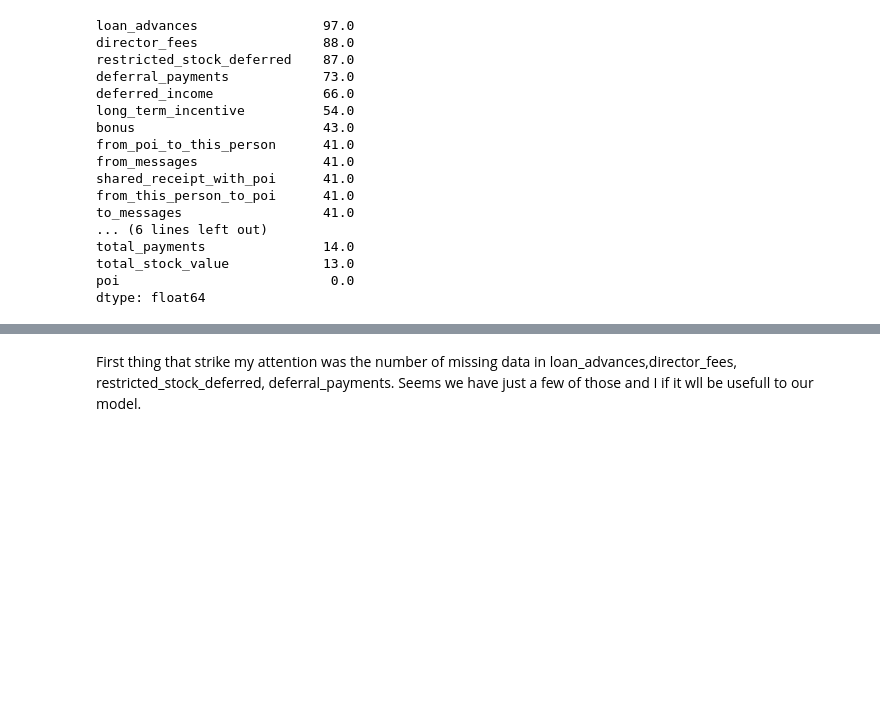
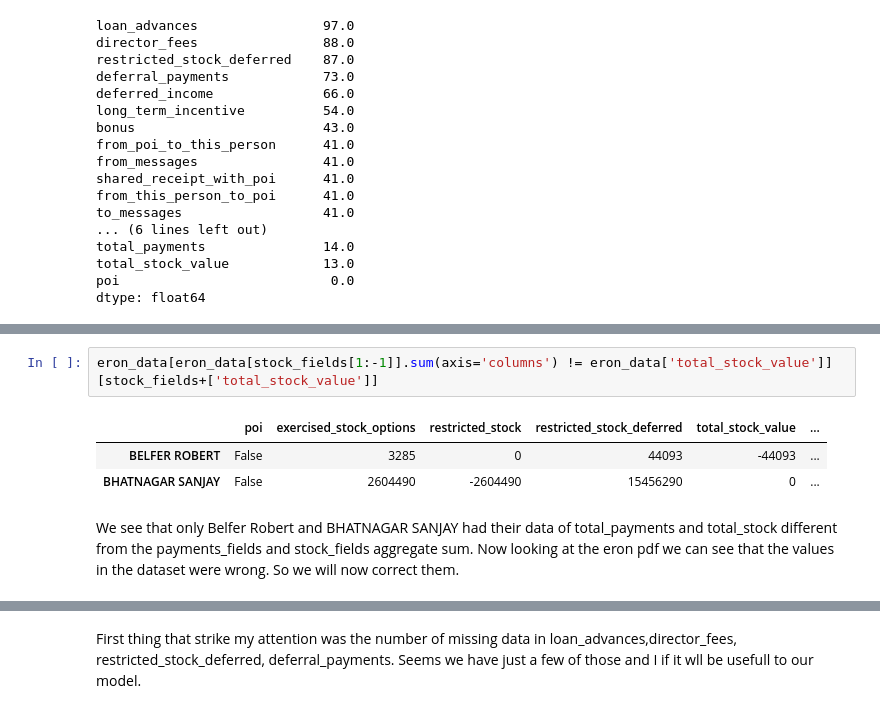
Before and after one commit to andre-yai/Udacity_MachineLearing, a Jupyter notebook: final_project/Identify Fraud from Eron Email.ipynb, the cells around one changed output, grey strips where cells are left out. Drawn from its saved outputs; the diff is of its cells as text; blank space fills up the shorter version.

```diff
--- a/final_project/Identify Fraud from Eron Email.ipynb
+++ b/final_project/Identify Fraud from Eron Email.ipynb
@@ -170,0 +249,8 @@ dtype: float64
+# %%
+eron_data[eron_data[stock_fields[1:-1]].sum(axis='columns') != eron_data['total_stock_value']][stock_fields+['total_stock_value']]
+# %% [output]
+|  | poi | exercised_stock_options | restricted_stock | restricted_stock_deferred | total_stock_value | ... |
+| BELFER ROBERT | False | 3285 | 0 | 44093 | -44093 | ... |
+| BHATNAGAR SANJAY | False | 2604490 | -2604490 | 15456290 | 0 | ... |
+# %% [markdown]
+We see that only Belfer Robert and BHATNAGAR SANJAY had their data of total_payments and total_stock different from the payments_fields and stock_fields aggregate sum. Now looking at the eron pdf we can see that the values in the dataset were wrong. So we will now correct them.
```
Also changed, not shown: parts of 73 cells of this notebook, 2 other files.
